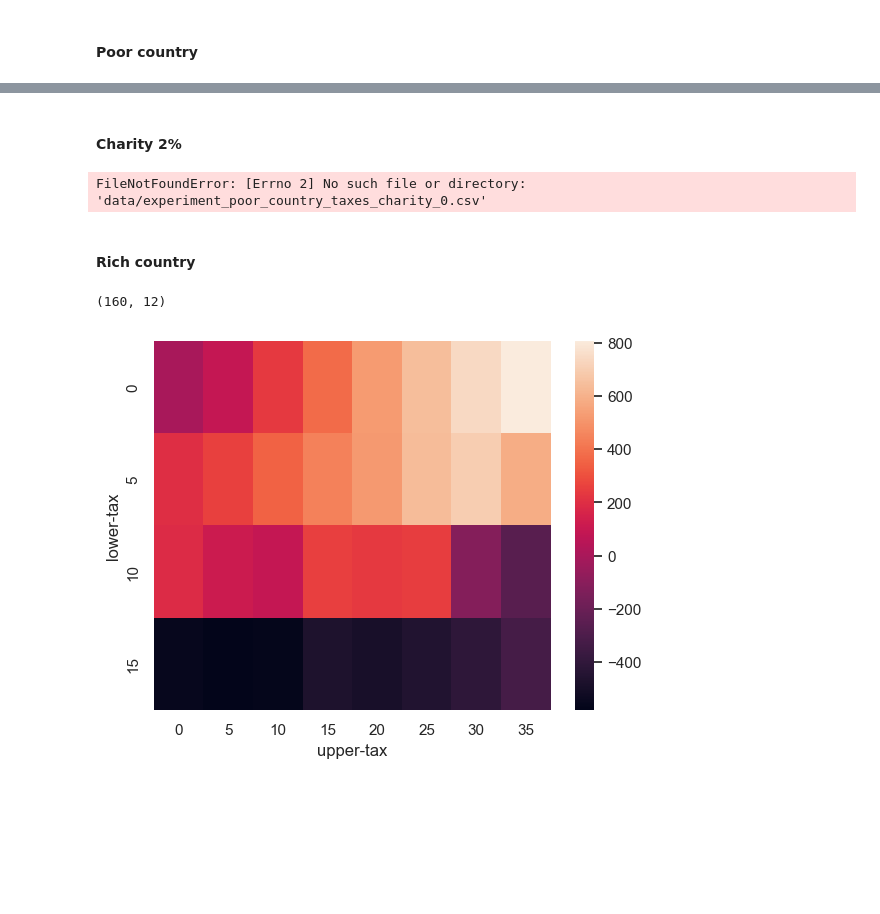
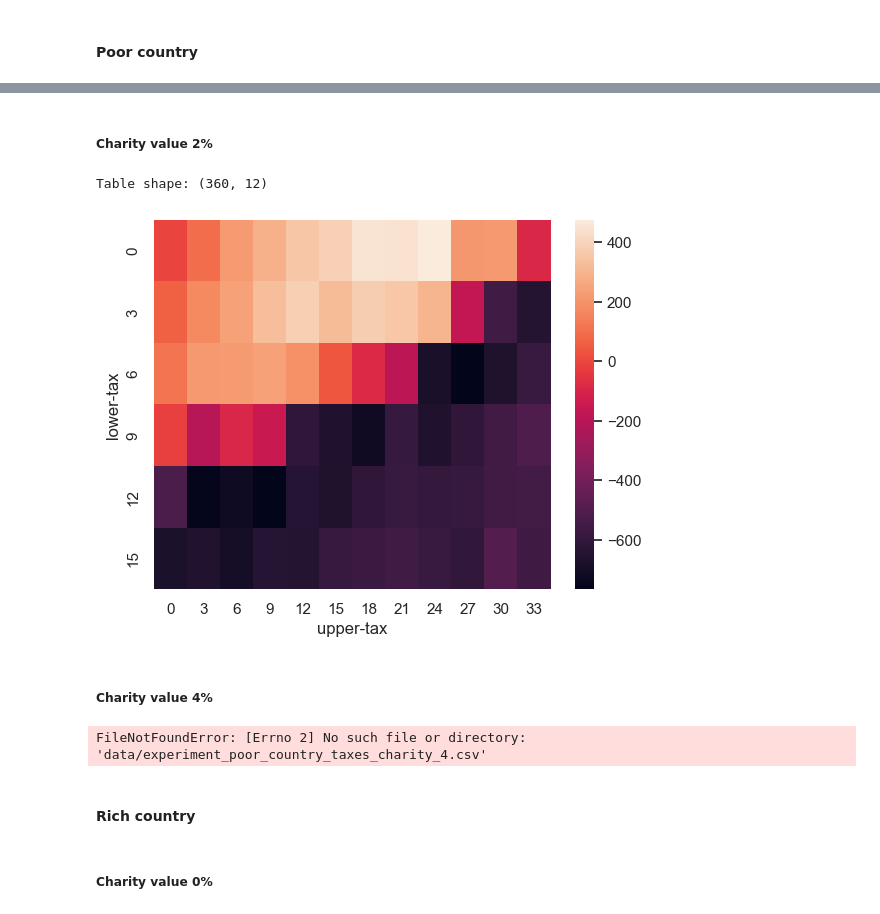
Before and after one commit to MrJoeKr/loveTaxes, a Jupyter notebook: make_graphs.ipynb, the cells around one changed output, grey strips where cells are left out. Saved outputs shown, nothing was run; the diff lists cells and outputs as text; code cells hidden in the pictures; blank space fills up the shorter version.

```diff
--- a/make_graphs.ipynb
+++ b/make_graphs.ipynb
@@ -229,21 +228,17 @@ FileNotFoundError: [Errno 2] No such file or directory: 'data/experiment_poor_co
 # %% [markdown]
-#### Charity 2%
+##### Charity value 2%
-# %%
-taxes_data = process_tax_experiment("data/experiment_poor_country_taxes_charity_2.csv")
-
-print(taxes_data.shape)
-
-ax = plot_taxes_heatmap(taxes_data)
-# %% [output]
-FileNotFoundError: [Errno 2] No such file or directory: 'data/experiment_poor_country_taxes_charity_0.csv'
+# %%
+ax = plot_taxes_heatmap_filename("data/experiment_poor_country_taxes_charity_2.csv")
+# %% [output]
+Table shape: (360, 12)
+[figure, added]
+# %% [markdown]
+##### Charity value 4%
+# %%
+ax = plot_taxes_heatmap_filename("data/experiment_poor_country_taxes_charity_4.csv")
+# %% [output]
+FileNotFoundError: [Errno 2] No such file or directory: 'data/experiment_poor_country_taxes_charity_4.csv'
 # %% [markdown]
 #### Rich country
-# %%
-taxes_data = process_tax_experiment("data/experiment_rich_country_taxes_charity_0.csv")
-
-print(taxes_data.shape)
-
-ax = plot_taxes_heatmap(taxes_data)
-# %% [output]
-(160, 12)
-[figure, removed]
+# %% [markdown]
+##### Charity value 0%
```
Also changed, not shown: parts of 13 cells of this notebook, 3 other files.
